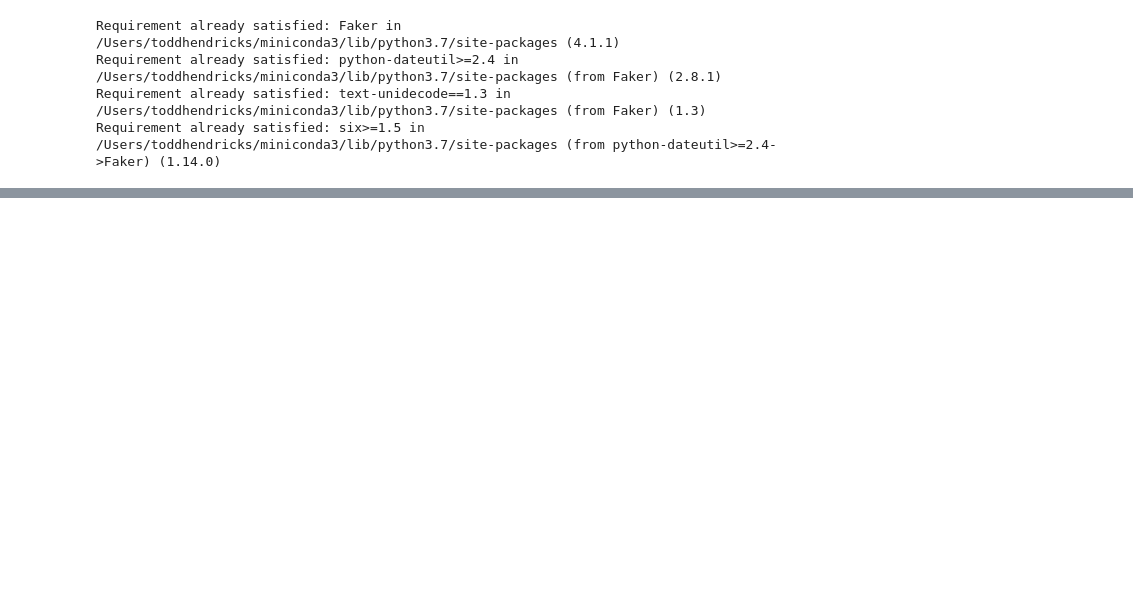
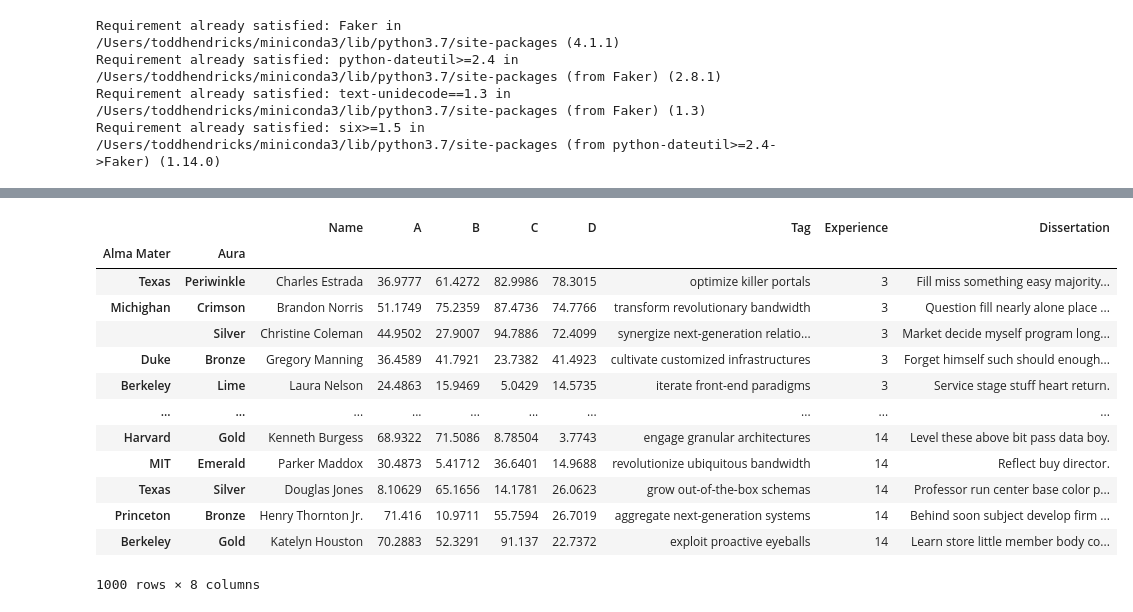
Before and after one commit to tahentx/pv_workbook, a Jupyter notebook: datascience/misc/pandas_practice.ipynb, the cells around one changed output, grey strips where cells are left out. Drawn from its saved outputs; the diff is of its cells as text; code cells hidden in the pictures; blank space fills up the shorter version.

Commit message:
playing with dummy data

```diff
--- a/datascience/misc/pandas_practice.ipynb
+++ b/datascience/misc/pandas_practice.ipynb
@@ -44,0 +72,17 @@ df.
+# %%
+df.sort_values(by=['Experience'])
+# %% [output]
+|  |  | Name | A | B | C | D | Tag | Experience | Dissertation |
+| Alma Mater | Aura |  |  |  |  |  |  |  |  |
+| Texas | Periwinkle | Charles Estrada | 36.9777 | 61.4272 | 82.9986 | 78.3015 | optimize killer portals | 3 | Fill miss something easy majority... |
+| Michighan | Crimson | Brandon Norris | 51.1749 | 75.2359 | 87.4736 | 74.7766 | transform revolutionary bandwidth | 3 | Question fill nearly alone place ... |
+|  | Silver | Christine Coleman | 44.9502 | 27.9007 | 94.7886 | 72.4099 | synergize next-generation relatio... | 3 | Market decide myself program long... |
+| Duke | Bronze | Gregory Manning | 36.4589 | 41.7921 | 23.7382 | 41.4923 | cultivate customized infrastructures | 3 | Forget himself such should enough... |
+| Berkeley | Lime | Laura Nelson | 24.4863 | 15.9469 | 5.0429 | 14.5735 | iterate front-end paradigms | 3 | Service stage stuff heart return. |
+| ... | ... | ... | ... | ... | ... | ... | ... | ... | ... |
+| Harvard | Gold | Kenneth Burgess | 68.9322 | 71.5086 | 8.78504 | 3.7743 | engage granular architectures | 14 | Level these above bit pass data boy. |
+| MIT | Emerald | Parker Maddox | 30.4873 | 5.41712 | 36.6401 | 14.9688 | revolutionize ubiquitous bandwidth | 14 | Reflect buy director. |
+| Texas | Silver | Douglas Jones | 8.10629 | 65.1656 | 14.1781 | 26.0623 | grow out-of-the-box schemas | 14 | Professor run center base color p... |
+| Princeton | Bronze | Henry Thornton Jr. | 71.416 | 10.9711 | 55.7594 | 26.7019 | aggregate next-generation systems | 14 | Behind soon subject develop firm ... |
+| Berkeley | Gold | Katelyn Houston | 70.2883 | 52.3291 | 91.137 | 22.7372 | exploit proactive eyeballs | 14 | Learn store little member body co... |
+1000 rows × 8 columns
```
Also changed, not shown: parts of 9 cells of this notebook.
